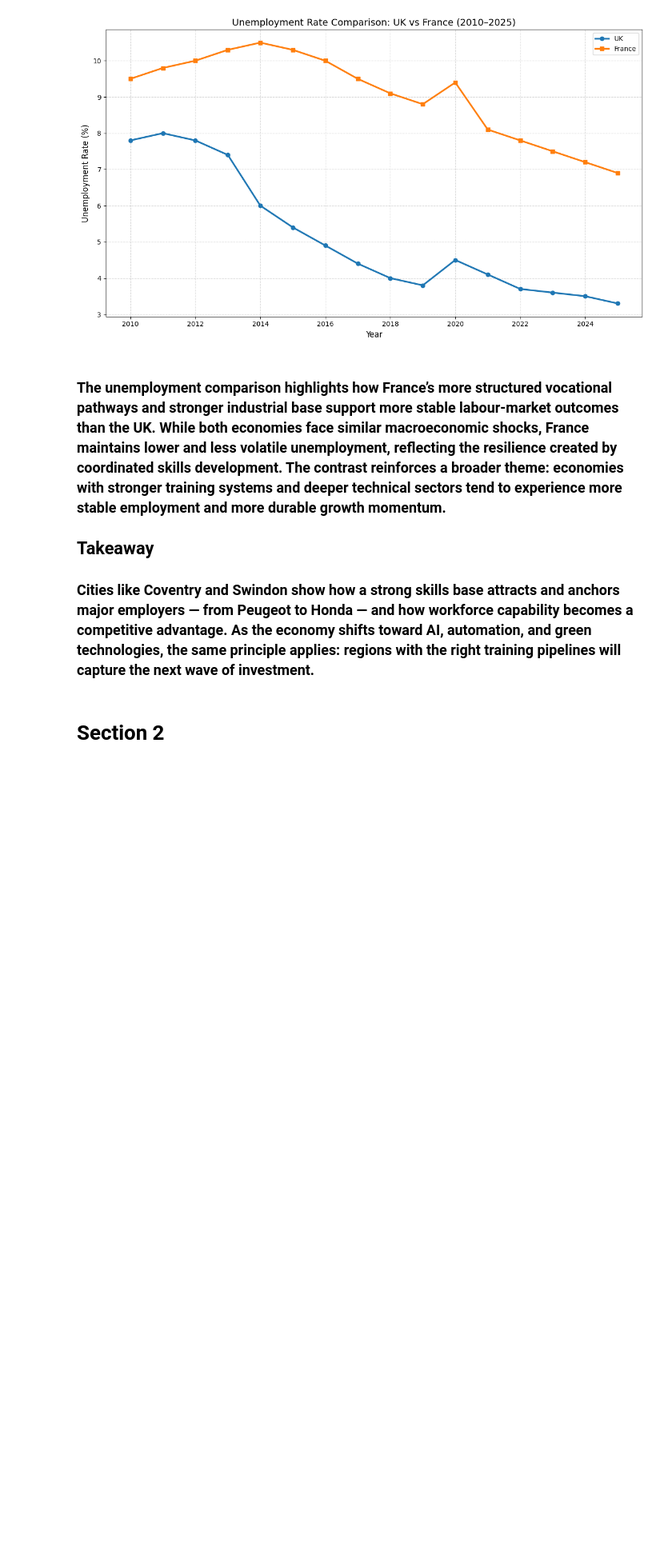
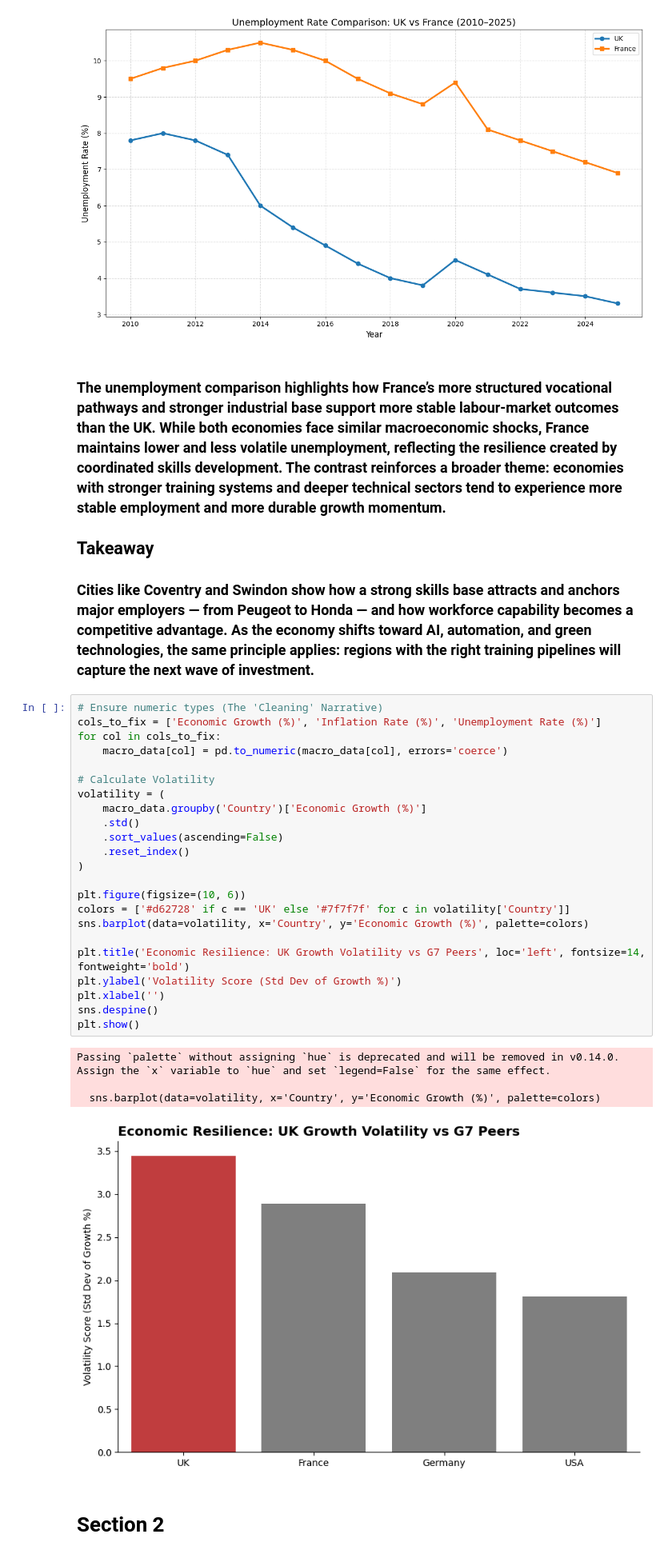
Before and after one commit to Ray99-cpu/Macro_Analysis, a Jupyter notebook: jupyter_notebooks/macro_econ_analysis.ipynb, the cells around one changed output. Shown at 80% size. Saved outputs shown, nothing was run; the diff lists cells and outputs as text; blank space fills up the shorter version.

Commit message:
Add Economic volatility barchart.

```diff
--- a/jupyter_notebooks/macro_econ_analysis.ipynb
+++ b/jupyter_notebooks/macro_econ_analysis.ipynb
@@ -321,6 +322,34 @@ plt.show()
 
 ## Takeaway
 ### Cities like Coventry and Swindon show how a strong skills base attracts and anchors major employers — from Peugeot to Honda — and how workforce capability becomes a competitive advantage. As the economy shifts toward AI, automation, and green technologies, the same principle applies: regions with the right training pipelines will capture the next wave of investment.
+# %%
+# Ensure numeric types (The 'Cleaning' Narrative)
+cols_to_fix = ['Economic Growth (%)', 'Inflation Rate (%)', 'Unemployment Rate (%)']
+for col in cols_to_fix:
+    macro_data[col] = pd.to_numeric(macro_data[col], errors='coerce')
+
+# Calculate Volatility
+volatility = (
+    macro_data.groupby('Country')['Economic Growth (%)']
+    .std()
+    .sort_values(ascending=False)
+    .reset_index()
+)
+
+plt.figure(figsize=(10, 6))
+colors = ['#d62728' if c == 'UK' else '#7f7f7f' for c in volatility['Country']]
+sns.barplot(data=volatility, x='Country', y='Economic Growth (%)', palette=colors)
+
+plt.title('Economic Resilience: UK Growth Volatility vs G7 Peers', loc='left', fontsize=14, fontweight='bold')
+plt.ylabel('Volatility Score (Std Dev of Growth %)')
+plt.xlabel('')
+sns.despine()
+plt.show()
+# %% [output]
+Passing `palette` without assigning `hue` is deprecated and will be removed in v0.14.0. Assign the `x` variable to `hue` and set `legend=False` for the same effect.
+
+  sns.barplot(data=volatility, x='Country', y='Economic Growth (%)', palette=colors)
+[figure, added]
 # %% [markdown]
 # Section 2
 # %% [markdown]
```
Also changed, not shown: parts of 3 cells of this notebook.
